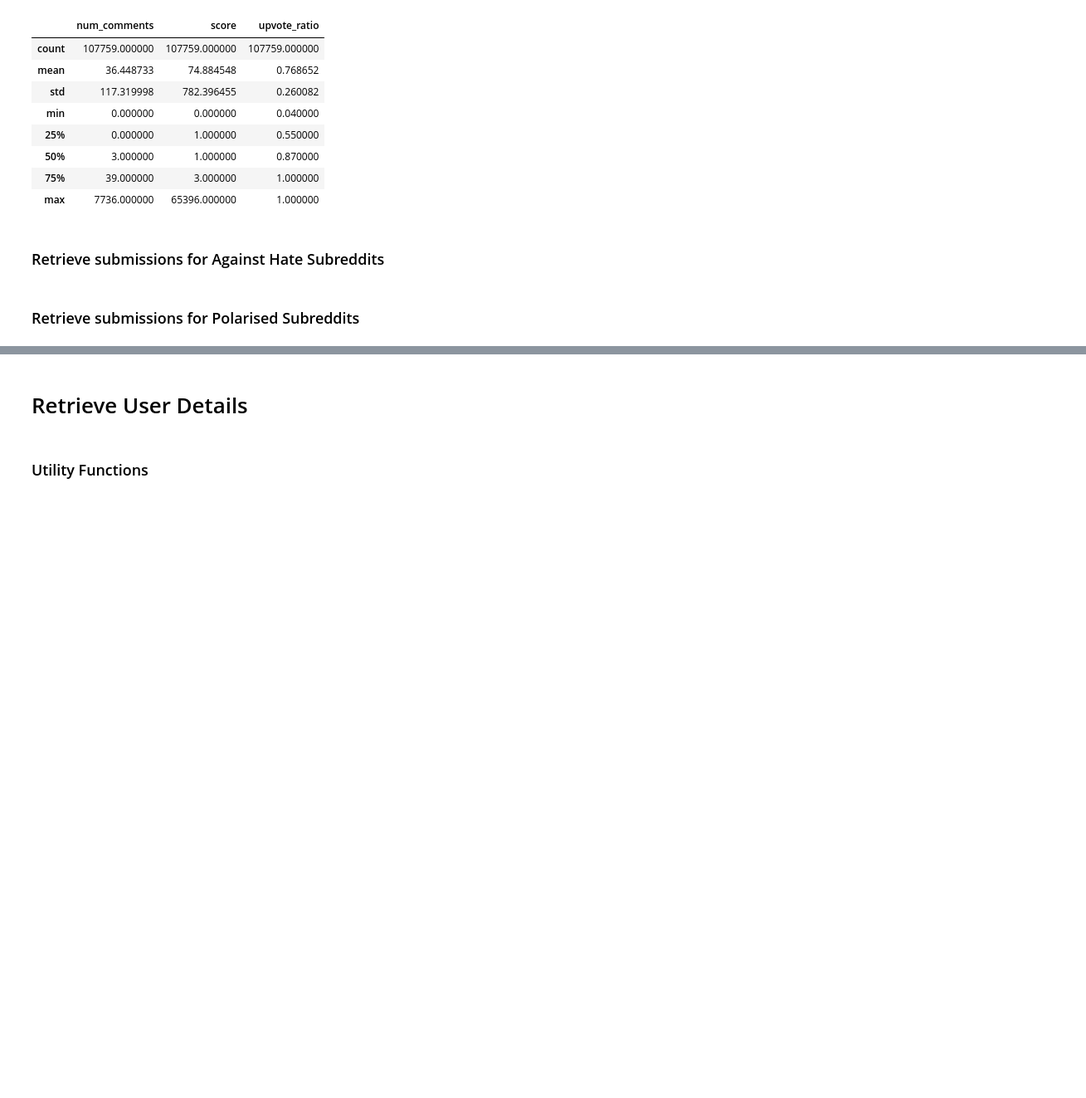
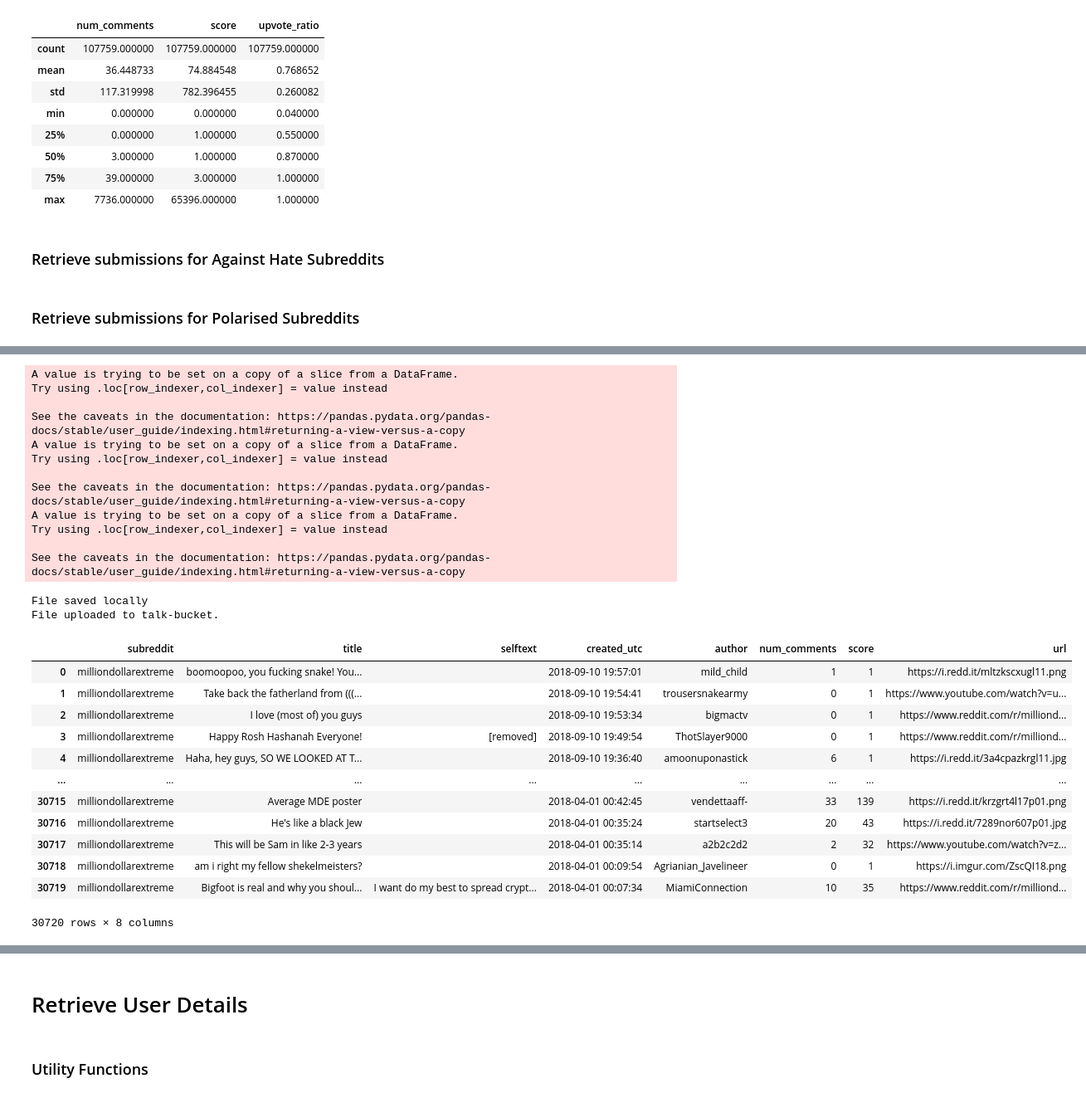
Before and after one commit to dshgna/sturdy-doodle, a Jupyter notebook: Data_Collection.ipynb, the cells around one changed output, grey strips where cells are left out. Shown: that part at 83% size. Drawn from its saved outputs; the diff is of its cells as text; code cells hidden in the pictures; blank space fills up the shorter version.

```diff
--- a/Data_Collection.ipynb
+++ b/Data_Collection.ipynb
@@ -266,3 +346,33 @@ for subreddit in banned_subreddits2:
+# %%
+get_posts('milliondollarextreme', banned = True)
+# %% [output]
+A value is trying to be set on a copy of a slice from a DataFrame.
+Try using .loc[row_indexer,col_indexer] = value instead
+
+See the caveats in the documentation: https://pandas.pydata.org/pandas-docs/stable/user_guide/indexing.html#returning-a-view-versus-a-copy
+A value is trying to be set on a copy of a slice from a DataFrame.
+Try using .loc[row_indexer,col_indexer] = value instead
+
+See the caveats in the documentation: https://pandas.pydata.org/pandas-docs/stable/user_guide/indexing.html#returning-a-view-versus-a-copy
+A value is trying to be set on a copy of a slice from a DataFrame.
+Try using .loc[row_indexer,col_indexer] = value instead
+
+See the caveats in the documentation: https://pandas.pydata.org/pandas-docs/stable/user_guide/indexing.html#returning-a-view-versus-a-copy
+File saved locally
+File uploaded to talk-bucket.
+|  | subreddit | title | selftext | created_utc | author | num_comments | score | url |
+| 0 | milliondollarextreme | boomoopoo, you fucking snake! You... |  | 2018-09-10 19:57:01 | mild_child | 1 | 1 | https://i.redd.it/mltzkscxugl11.png |
+| 1 | milliondollarextreme | Take back the fatherland from (((... |  | 2018-09-10 19:54:41 | trousersnakearmy | 0 | 1 | https://www.youtube.com/watch?v=u... |
+| 2 | milliondollarextreme | I love (most of) you guys |  | 2018-09-10 19:53:34 | bigmactv | 0 | 1 | https://www.reddit.com/r/milliond... |
+| 3 | milliondollarextreme | Happy Rosh Hashanah Everyone! | [removed] | 2018-09-10 19:49:54 | ThotSlayer9000 | 0 | 1 | https://www.reddit.com/r/milliond... |
+| 4 | milliondollarextreme | Haha, hey guys, SO WE LOOKED AT T... |  | 2018-09-10 19:36:40 | amoonuponastick | 6 | 1 | https://i.redd.it/3a4cpazkrgl11.jpg |
+| ... | ... | ... | ... | ... | ... | ... | ... | ... |
+| 30715 | milliondollarextreme | Average MDE poster |  | 2018-04-01 00:42:45 | vendettaaff- | 33 | 139 | https://i.redd.it/krzgrt4l17p01.png |
+| 30716 | milliondollarextreme | He's like a black Jew |  | 2018-04-01 00:35:24 | startselect3 | 20 | 43 | https://i.redd.it/7289nor607p01.jpg |
+| 30717 | milliondollarextreme | This will be Sam in like 2-3 years |  | 2018-04-01 00:35:14 | a2b2c2d2 | 2 | 32 | https://www.youtube.com/watch?v=z... |
+| 30718 | milliondollarextreme | am i right my fellow shekelmeisters? |  | 2018-04-01 00:09:54 | Agrianian_Javelineer | 0 | 1 | https://i.imgur.com/ZscQI18.png |
+| 30719 | milliondollarextreme | Bigfoot is real and why you shoul... | I want do my best to spread crypt... | 2018-04-01 00:07:34 | MiamiConnection | 10 | 35 | https://www.reddit.com/r/milliond... |
+30720 rows × 8 columns
 # %%
 # The Donald: download requires to be in several phases due to large volume of data
 
```
Also changed, not shown: parts of 8 cells of this notebook.
